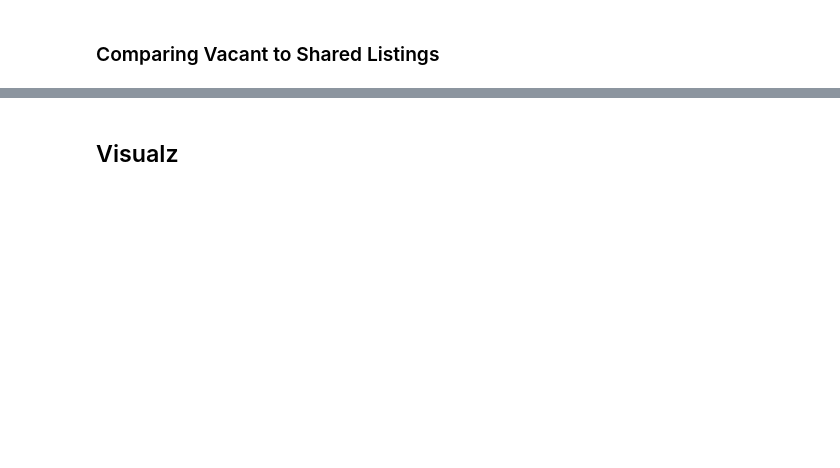
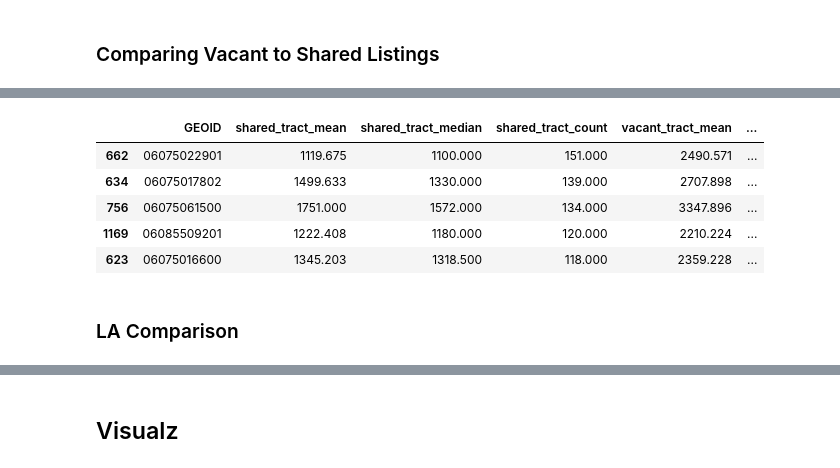
Before and after one commit to adeboer12/scraper2, a Jupyter notebook: shared_room_scraper/cleaning_and_analysis_with_db.ipynb, the cells around one changed output, grey strips where cells are left out. Drawn from its saved outputs; the diff is of its cells as text; code cells hidden in the pictures; blank space fills up the shorter version.

```diff
--- a/shared_room_scraper/cleaning_and_analysis_with_db.ipynb
+++ b/shared_room_scraper/cleaning_and_analysis_with_db.ipynb
@@ -379,12 +498,22 @@ sf_compare.sort_values(by='tract_count_x', ascending=False).head()
 #sf_compare = sf_compare.fillna(0)
 # %%
 # Creating column that calculates difference between tract medians for vacant and shared listings
-sf_compare['difference'] = sf_compare['tract_median_y'] - sf_compare['tract_median_x']
+sf_compare['difference'] = sf_compare['vacant_tract_median'] - sf_compare['shared_tract_median']
+sf_compare['gap_ratio'] = sf_compare['shared_tract_median']/sf_compare['vacant_tract_median']
 # %%
 # Sorting by tracts with most shared listings
-sf_compare.sort_values(by='tract_count_x', ascending=False).head()
+sf_compare.sort_values(by='shared_tract_count', ascending=False).head()
+# %% [output]
+|  | GEOID | shared_tract_mean | shared_tract_median | shared_tract_count | vacant_tract_mean | ... |
+| 662 | 06075022901 | 1119.675 | 1100.000 | 151.000 | 2490.571 | ... |
+| 634 | 06075017802 | 1499.633 | 1330.000 | 139.000 | 2707.898 | ... |
+| 756 | 06075061500 | 1751.000 | 1572.000 | 134.000 | 3347.896 | ... |
+| 1169 | 06085509201 | 1222.408 | 1180.000 | 120.000 | 2210.224 | ... |
+| 623 | 06075016600 | 1345.203 | 1318.500 | 118.000 | 2359.228 | ... |
 # %%
 # Necessary to keep lead '0' in GEOID column when exported to .csv. Only for ArcMap
 # sf_compare.GEOID = sf_compare.GEOID.apply('="{}"'.format)
 # %%
 sf_compare.to_csv('sf_compare.csv')
+# %% [markdown]
+### LA Comparison
```
Also changed, not shown: parts of 66 cells of this notebook.
